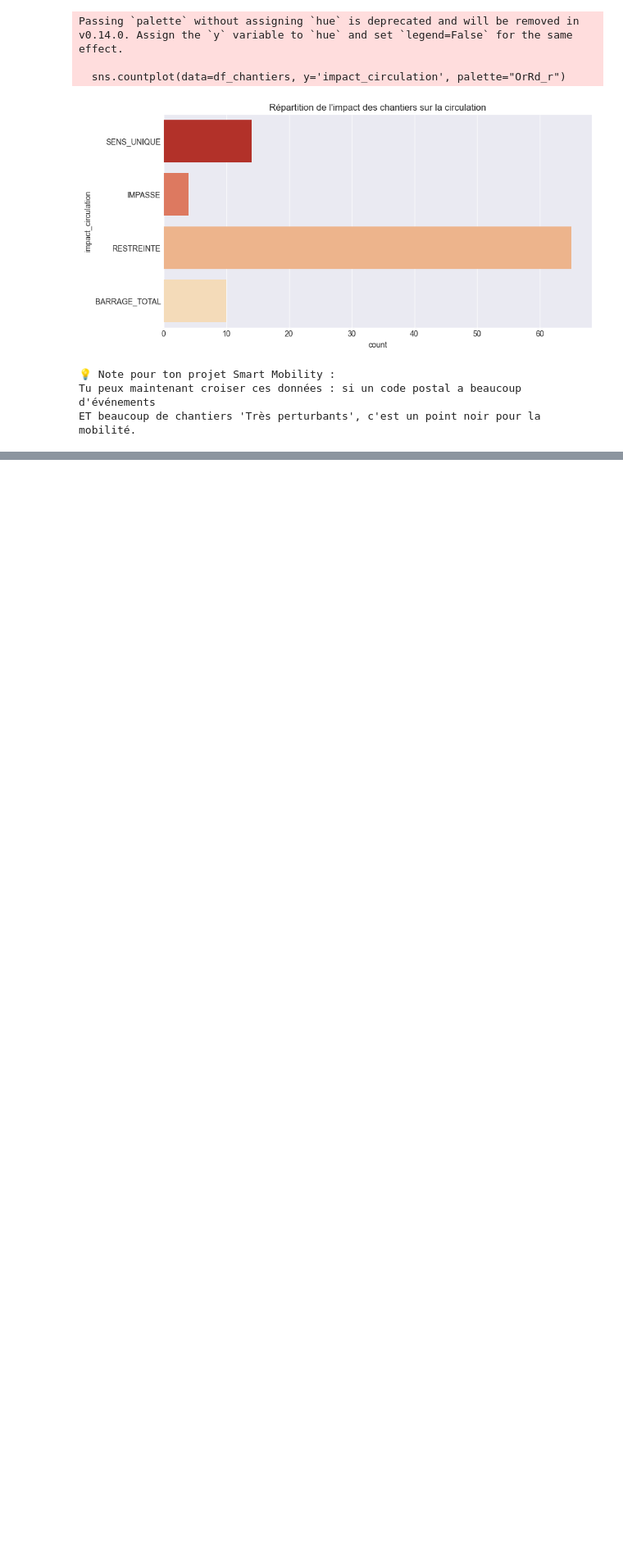
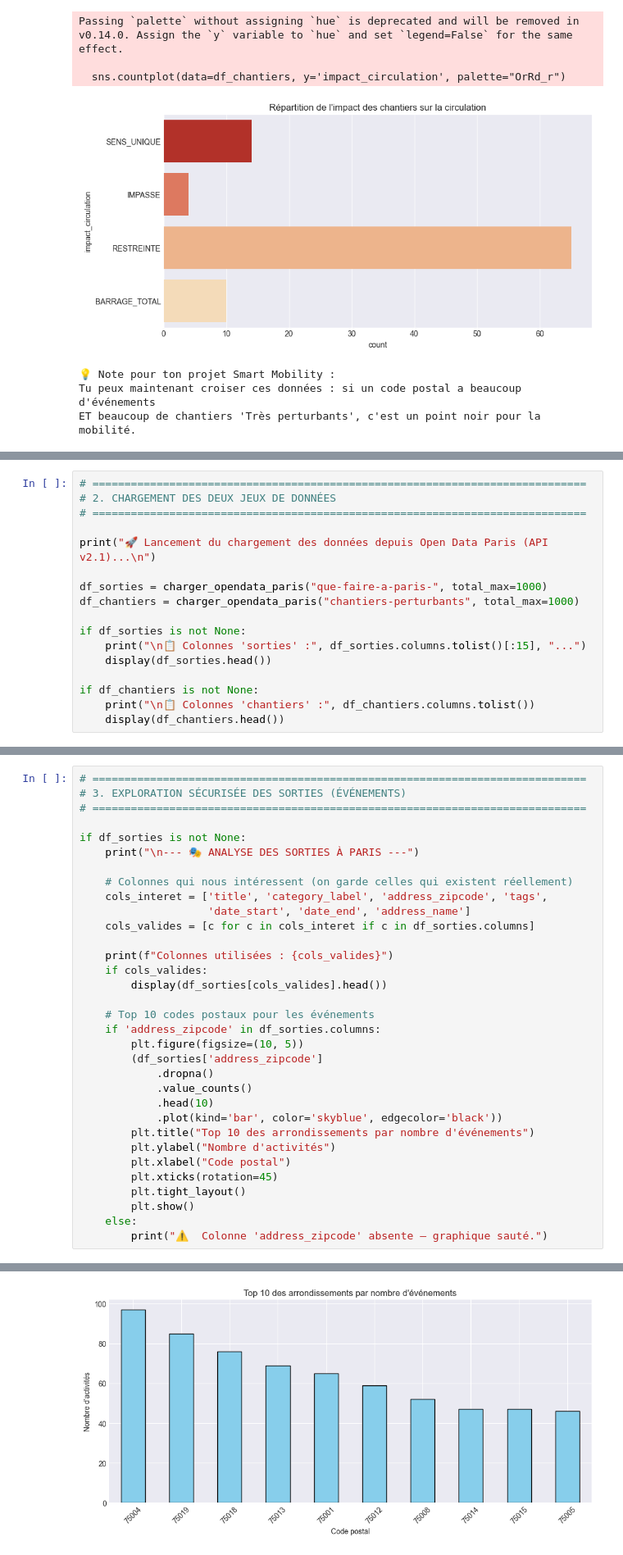
Before and after one commit to Mouhoub-MERDAS-data/smart-mobility-paris-m2-project, a Jupyter notebook: notebooks/03_API_events_travaux.ipynb, the cells around one changed output, grey strips where cells are left out. Shown at 82% size. Saved outputs shown, nothing was run; the diff lists cells and outputs as text; blank space fills up the shorter version.

```diff
--- a/notebooks/03_API_events_travaux.ipynb
+++ b/notebooks/03_API_events_travaux.ipynb
@@ -141,0 +231,17 @@ ET beaucoup de chantiers 'Très perturbants', c'est un point noir pour la mobili
+# %%
+# =============================================================================
+# 2. CHARGEMENT DES DEUX JEUX DE DONNÉES
+# =============================================================================
+
+print("🚀 Lancement du chargement des données depuis Open Data Paris (API v2.1)...\n")
+
+df_sorties = charger_opendata_paris("que-faire-a-paris-", total_max=1000)
+df_chantiers = charger_opendata_paris("chantiers-perturbants", total_max=1000)
+
+if df_sorties is not None:
+    print("\n📋 Colonnes 'sorties' :", df_sorties.columns.tolist()[:15], "...")
+    display(df_sorties.head())
+
+if df_chantiers is not None:
+    print("\n📋 Colonnes 'chantiers' :", df_chantiers.columns.tolist())
+    display(df_chantiers.head())
@@ -141,0 +269,34 @@ ET beaucoup de chantiers 'Très perturbants', c'est un point noir pour la mobili
+# %%
+# =============================================================================
+# 3. EXPLORATION SÉCURISÉE DES SORTIES (ÉVÉNEMENTS)
+# =============================================================================
+
+if df_sorties is not None:
+    print("\n--- 🎭 ANALYSE DES SORTIES À PARIS ---")
+
+    # Colonnes qui nous intéressent (on garde celles qui existent réellement)
+    cols_interet = ['title', 'category_label', 'address_zipcode', 'tags',
+                    'date_start', 'date_end', 'address_name']
+    cols_valides = [c for c in cols_interet if c in df_sorties.columns]
+
+    print(f"Colonnes utilisées : {cols_valides}")
+    if cols_valides:
+        display(df_sorties[cols_valides].head())
+
+    # Top 10 codes postaux pour les événements
+    if 'address_zipcode' in df_sorties.columns:
+        plt.figure(figsize=(10, 5))
+        (df_sorties['address_zipcode']
+            .dropna()
+            .value_counts()
+            .head(10)
+            .plot(kind='bar', color='skyblue', edgecolor='black'))
+        plt.title("Top 10 des arrondissements par nombre d'événements")
+        plt.ylabel("Nombre d'activités")
+        plt.xlabel("Code postal")
+        plt.xticks(rotation=45)
+        plt.tight_layout()
+        plt.show()
+    else:
+        print("⚠️  Colonne 'address_zipcode' absente — graphique sauté.")
+# %% [output]
@@ -141,0 +311 @@ ET beaucoup de chantiers 'Très perturbants', c'est un point noir pour la mobili
+[figure, added]
```
Also changed, not shown: parts of 6 cells of this notebook, 1 other file.
